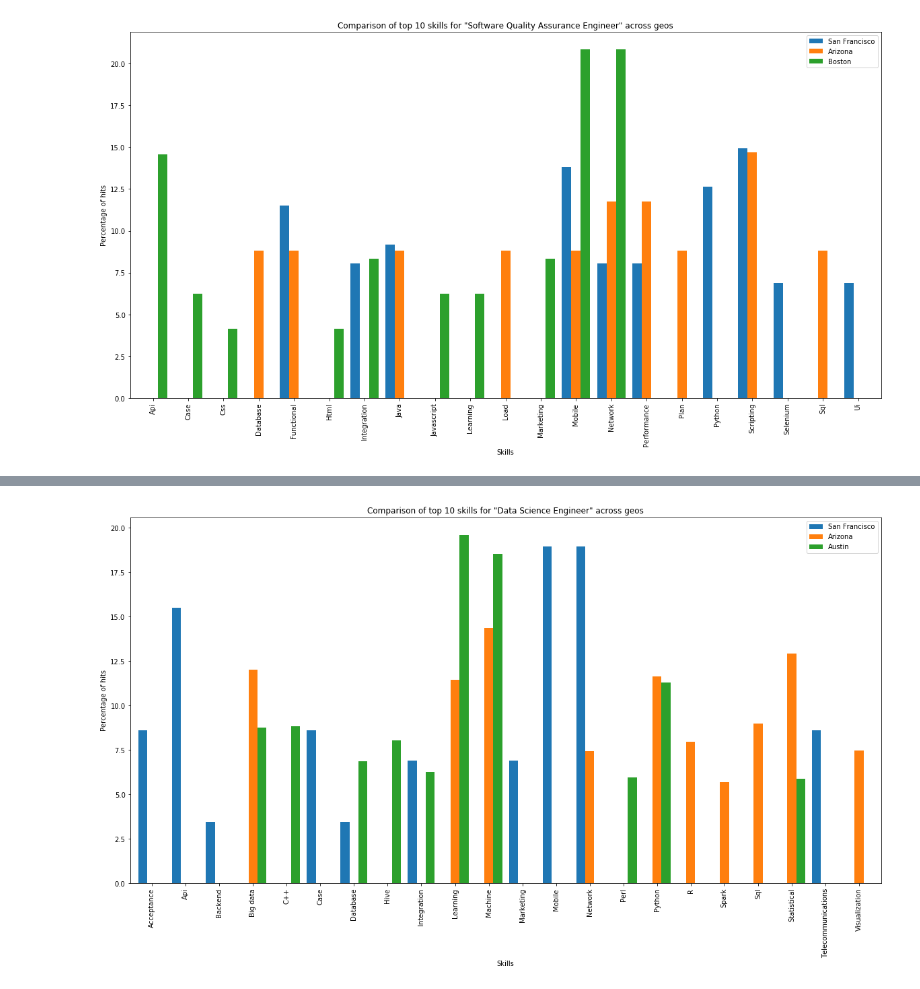
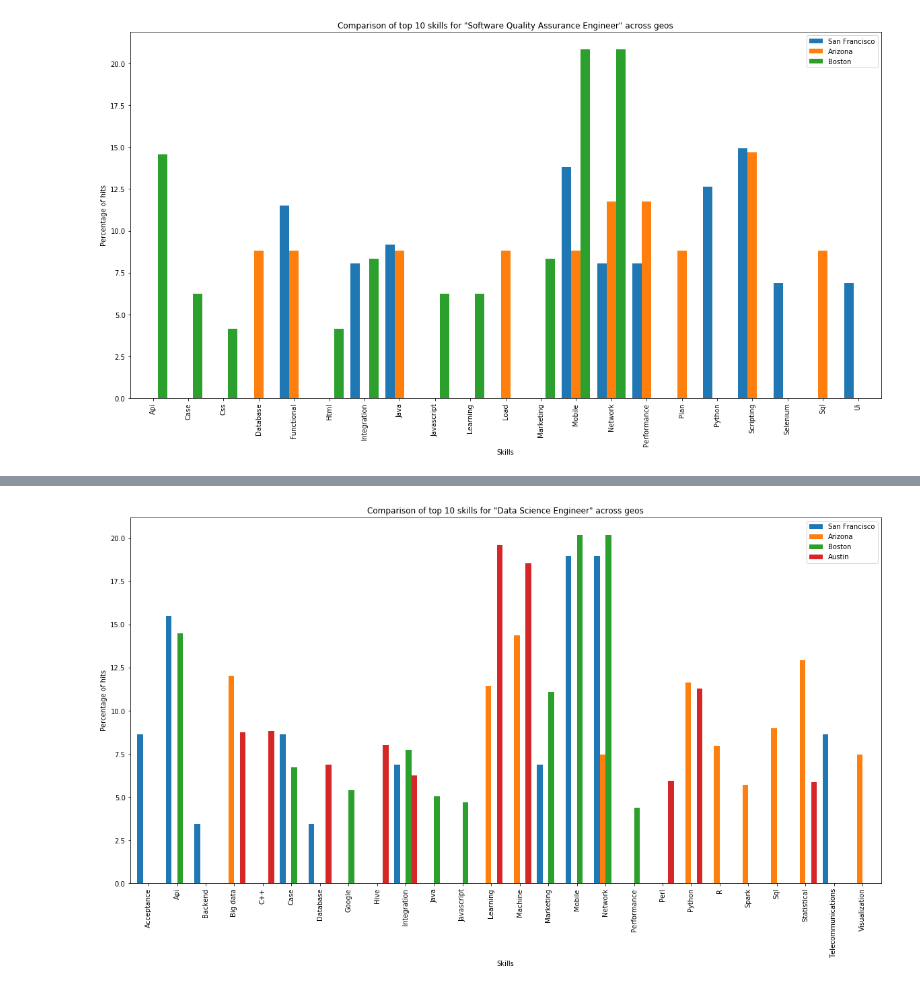
Before and after one commit to bbookman/SkillDemand, a Jupyter notebook: Notebooks/data_graph.ipynb, the cells around one changed output, grey strips where cells are left out. Cells and saved outputs as stored; diff of their text form; code cells hidden in the pictures.

Commit message:
Inferances from plots added

```diff
--- a/Notebooks/data_graph.ipynb
+++ b/Notebooks/data_graph.ipynb
@@ -158,13 +177,13 @@ dse_tx = df.loc[pd.IndexSlice[('data science engineer', 'Travis County, Austin T
 dse_tx_per = dse_tx*100/dse_tx.sum()
 # %%
 # Plot of the skill requirement for data science engineer across geos
-df_dse_cp = pd.concat([dse_sf_per, dse_az_per, dse_tx_per], ignore_index=False, sort=True, axis = 1)
-df_dse_cp.columns = ['San Francisco', 'Arizona', 'Austin']
+df_dse_cp = pd.concat([dse_sf_per, dse_az_per, dse_ma_per, dse_tx_per], ignore_index=False, sort=True, axis = 1)
+df_dse_cp.columns = ['San Francisco', 'Arizona','Boston', 'Austin']
 df_dse_cp= df_dse_cp.replace(0,None)
 df_dse_cp=df_dse_cp.dropna(how='all',axis=0)
 df_dse_cp.fillna(0, inplace=True)
 xy = df_dse_cp.plot(figsize=(20,10), kind='bar', title='Comparison of top 10 skills for "Data Science Engineer" across geos', grid=False, width=0.8)
 xy.set(xlabel='Skills',ylabel='Percentage of hits')
 plt.show()
 # %% [output]
-[figure, old version]
+[figure, new version]
```
Also changed, not shown: parts of 5 cells of this notebook.
